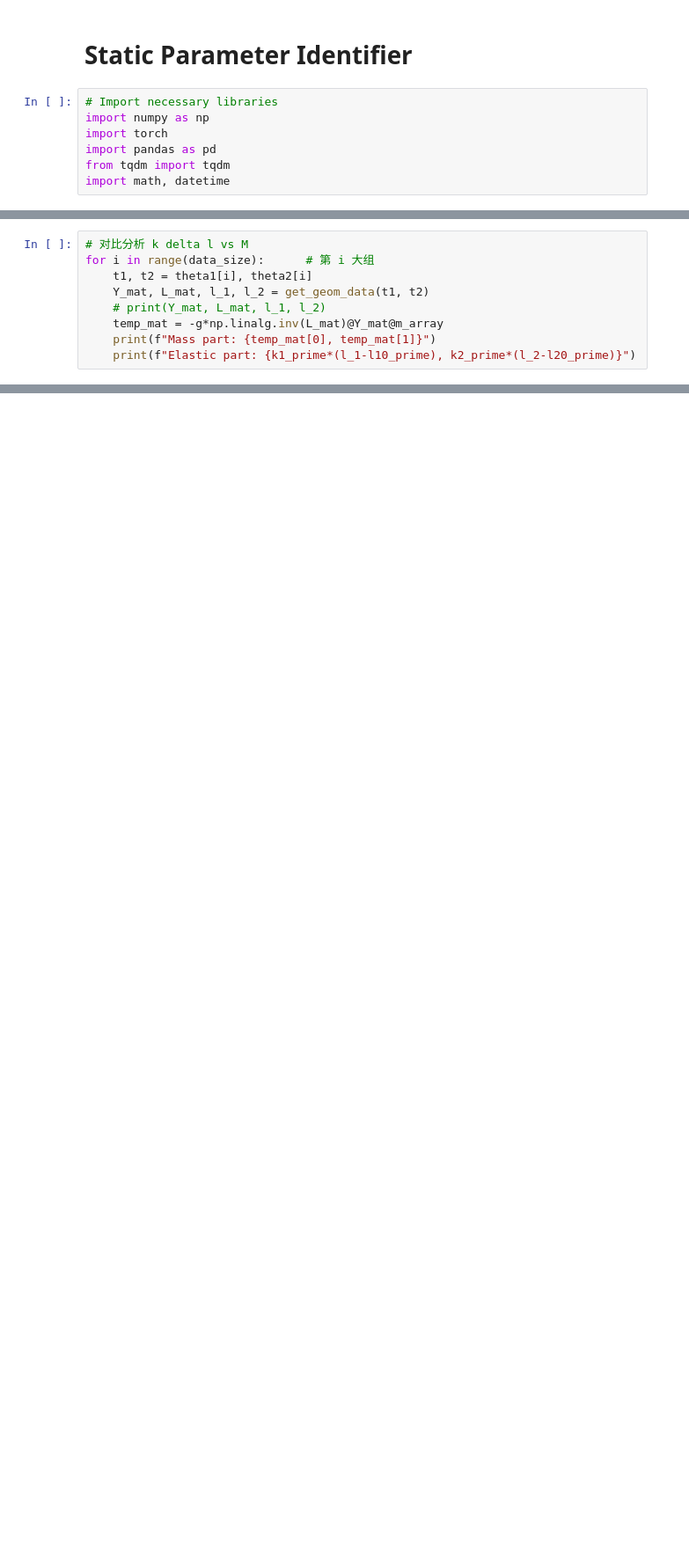
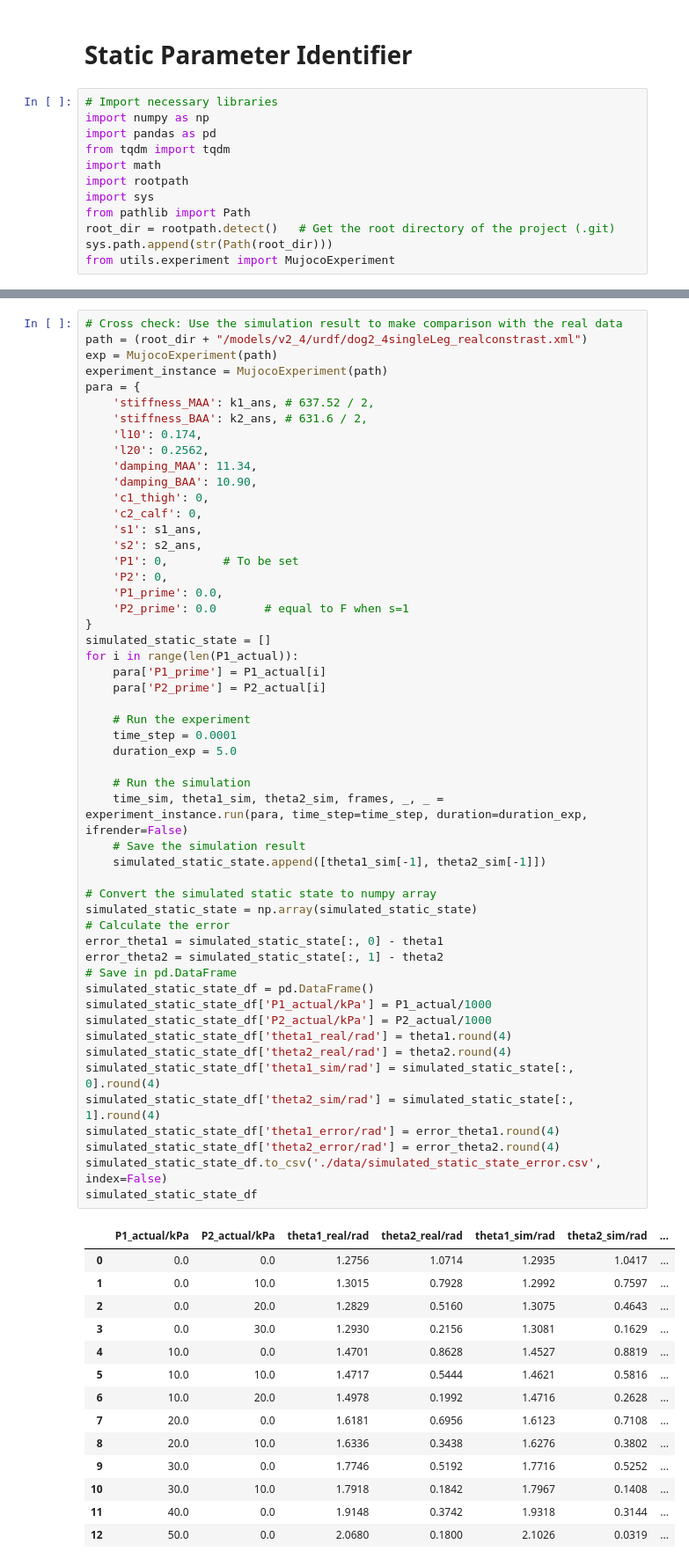
Before and after one commit to fly-pigTH/EquiMus, a Jupyter notebook: src/physical_verify/static/static_parameter_identify.ipynb, the cells around one changed output, grey strips where cells are left out. Shown at 88% size. Saved outputs shown, nothing was run; the diff lists cells and outputs as text; blank space fills up the shorter version.

Commit message:
finish the phy-static

```diff
--- a/src/physical_verify/static/static_parameter_identify.ipynb
+++ b/src/physical_verify/static/static_parameter_identify.ipynb
@@ -3,10 +3,15 @@
 # %%
 # Import necessary libraries
 import numpy as np
-import torch
 import pandas as pd
 from tqdm import tqdm
-import math, datetime
+import math
+import rootpath
+import sys
+from pathlib import Path
+root_dir = rootpath.detect()   # Get the root directory of the project (.git)
+sys.path.append(str(Path(root_dir)))
+from utils.experiment import MujocoExperiment
 # %%
 # Load Real Date
 data = pd.read_csv("data/real_StaticPoint_6group_2025-02-21_08-55-07.csv")
@@ -315,9 +190,0 @@ theta_real = theta_mat
-# %%
-# 对比分析 k delta l vs M
-for i in range(data_size):      # 第 i 大组
-    t1, t2 = theta1[i], theta2[i]
-    Y_mat, L_mat, l_1, l_2 = get_geom_data(t1, t2)
-    # print(Y_mat, L_mat, l_1, l_2)
-    temp_mat = -g*np.linalg.inv(L_mat)@Y_mat@m_array
-    print(f"Mass part: {temp_mat[0], temp_mat[1]}")
-    print(f"Elastic part: {k1_prime*(l_1-l10_prime), k2_prime*(l_2-l20_prime)}")
@@ -388,0 +204,67 @@ SqrtMSE: 0.036990731578571225
+# %%
+# Cross check: Use the simulation result to make comparison with the real data
+path = (root_dir + "/models/v2_4/urdf/dog2_4singleLeg_realconstrast.xml")
+exp = MujocoExperiment(path)
+experiment_instance = MujocoExperiment(path)
+para = {
+    'stiffness_MAA': k1_ans, # 637.52 / 2,
+    'stiffness_BAA': k2_ans, # 631.6 / 2,
+    'l10': 0.174,
+    'l20': 0.2562,
+    'damping_MAA': 11.34,
+    'damping_BAA': 10.90,
+    'c1_thigh': 0,
+    'c2_calf': 0,
+    's1': s1_ans,
+    's2': s2_ans,
+    'P1': 0,        # To be set
+    'P2': 0,
+    'P1_prime': 0.0,
+    'P2_prime': 0.0       # equal to F when s=1
+}
+simulated_static_state = []
+for i in range(len(P1_actual)):
+    para['P1_prime'] = P1_actual[i]
+    para['P2_prime'] = P2_actual[i]
+
+    # Run the experiment
+    time_step = 0.0001
+    duration_exp = 5.0
+
+    # Run the simulation
+    time_sim, theta1_sim, theta2_sim, frames, _, _ = experiment_instance.run(para, time_step=time_step, duration=duration_exp, ifrender=False)
+    # Save the simulation result
+    simulated_static_state.append([theta1_sim[-1], theta2_sim[-1]])
+
+# Convert the simulated static state to numpy array
+simulated_static_state = np.array(simulated_static_state)
+# Calculate the error
+error_theta1 = simulated_static_state[:, 0] - theta1
+error_theta2 = simulated_static_state[:, 1] - theta2
+# Save in pd.DataFrame
+simulated_static_state_df = pd.DataFrame()
+simulated_static_state_df['P1_actual/kPa'] = P1_actual/1000
+simulated_static_state_df['P2_actual/kPa'] = P2_actual/1000
+simulated_static_state_df['theta1_real/rad'] = theta1.round(4)
+simulated_static_state_df['theta2_real/rad'] = theta2.round(4)
+simulated_static_state_df['theta1_sim/rad'] = simulated_static_state[:, 0].round(4)
+simulated_static_state_df['theta2_sim/rad'] = simulated_static_state[:, 1].round(4)
+simulated_static_state_df['theta1_error/rad'] = error_theta1.round(4)
+simulated_static_state_df['theta2_error/rad'] = error_theta2.round(4)
+simulated_static_state_df.to_csv('./data/simulated_static_state_error.csv', index=False)
+simulated_static_state_df
+# %% [output]
+|  | P1_actual/kPa | P2_actual/kPa | theta1_real/rad | theta2_real/rad | theta1_sim/rad | theta2_sim/rad | ... |
+| 0 | 0.0 | 0.0 | 1.2756 | 1.0714 | 1.2935 | 1.0417 | ... |
+| 1 | 0.0 | 10.0 | 1.3015 | 0.7928 | 1.2992 | 0.7597 | ... |
+| 2 | 0.0 | 20.0 | 1.2829 | 0.5160 | 1.3075 | 0.4643 | ... |
+| 3 | 0.0 | 30.0 | 1.2930 | 0.2156 | 1.3081 | 0.1629 | ... |
+| 4 | 10.0 | 0.0 | 1.4701 | 0.8628 | 1.4527 | 0.8819 | ... |
+| 5 | 10.0 | 10.0 | 1.4717 | 0.5444 | 1.4621 | 0.5816 | ... |
+| 6 | 10.0 | 20.0 | 1.4978 | 0.1992 | 1.4716 | 0.2628 | ... |
+| 7 | 20.0 | 0.0 | 1.6181 | 0.6956 | 1.6123 | 0.7108 | ... |
+| 8 | 20.0 | 10.0 | 1.6336 | 0.3438 | 1.6276 | 0.3802 | ... |
+| 9 | 30.0 | 0.0 | 1.7746 | 0.5192 | 1.7716 | 0.5252 | ... |
+| 10 | 30.0 | 10.0 | 1.7918 | 0.1842 | 1.7967 | 0.1408 | ... |
+| 11 | 40.0 | 0.0 | 1.9148 | 0.3742 | 1.9318 | 0.3144 | ... |
+| 12 | 50.0 | 0.0 | 2.0680 | 0.1800 | 2.1026 | 0.0319 | ... |
```
Also changed, not shown: parts of 7 cells of this notebook, 14 other files.
